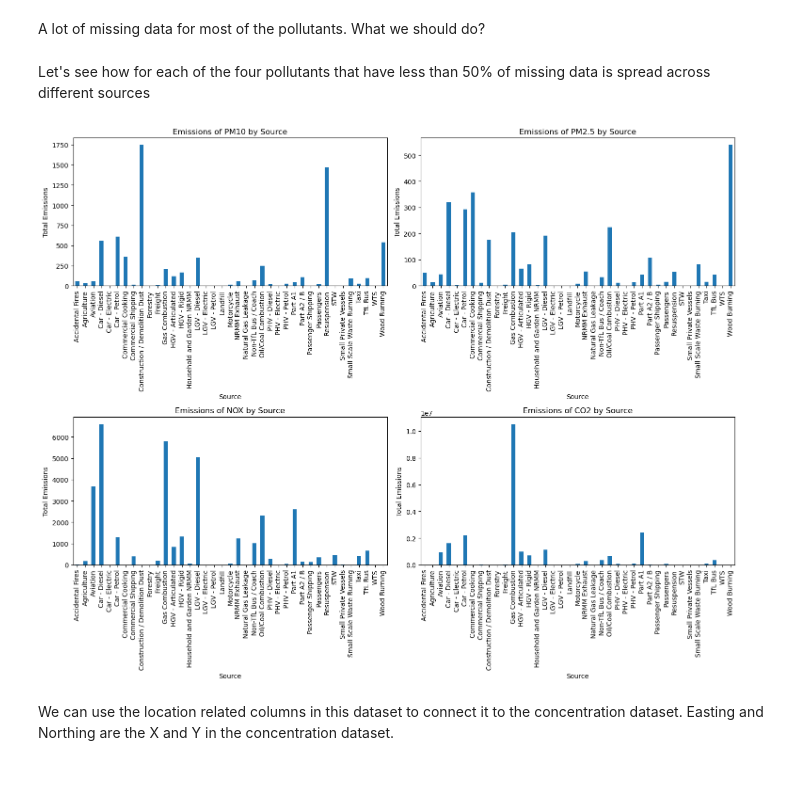
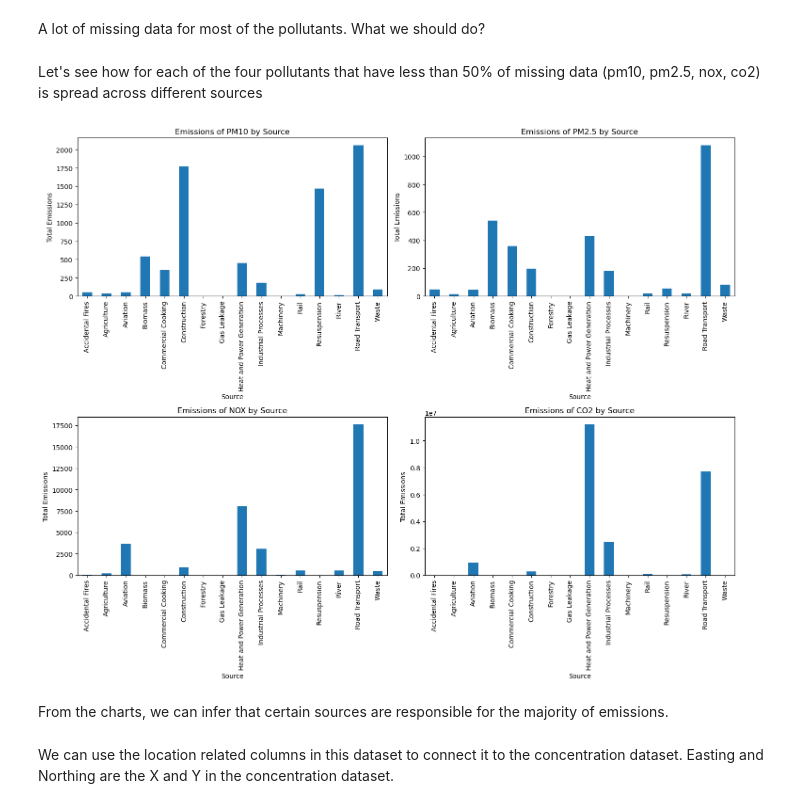
Before and after one commit to stefanopalu/MLendofmod_assignment, a Jupyter notebook: 2019LAEI.ipynb, the cells around one changed output. Drawn from its saved outputs; the diff is of its cells as text; code cells hidden in the pictures; blank space fills up the shorter version.

```diff
--- a/2019LAEI.ipynb
+++ b/2019LAEI.ipynb
@@ -70,3 +70,24 @@ Index(['Year', 'Grid ID 2019', 'LAEI 1km2 ID', 'Easting', 'Northing',
        'nh3', 'nmvoc', 'nox', 'pb', 'pcb', 'pm10', 'pm2.5', 'so2',
        'Emissions Unit'],
       dtype='object')
+# %%
+grouped_by_sector = emissions_df.groupby('Sector')[["pm10","pm2.5","nox","co2"]].sum()
+pollutants = ['pm10', 'pm2.5', 'nox', 'co2']
+
+
+fig, axes = plt.subplots(2, 2, figsize=(15, 12))
+
+for i, pollutant in enumerate(pollutants):
+    ax = axes[i // 2, i % 2]  # Determine subplot position
+    grouped_by_sector[pollutant].plot(
+        kind='pie',
+        autopct='%1.1f%%',
+        ax=ax,
+        colormap='tab20',
+        legend=False
+    )
+    ax.set_ylabel('')  # Remove y-axis label for a cleaner look
+    ax.set_title(f'Emissions of {pollutant.upper()} by Sector')
+
+plt.tight_layout()
+plt.show()
@@ -186,27 +209,29 @@ dtype: float64
 # %% [markdown]
 A lot of missing data for most of the pollutants. What we should do?
 # %% [markdown]
-Let's see how for each of the four pollutants that have less than 50% of missing data is spread across different sources
+Let's see how for each of the four pollutants that have less than 50% of missing data (pm10, pm2.5, nox, co2) is spread across different sources
 # %%
-grouped_by_source = reshaped3_df.groupby('Source')[["pm10","pm2.5","nox","co2"]].sum()
+grouped_by_source = reshaped3_df.groupby('Sector')[["pm10","pm2.5","nox","co2"]].sum()
 pollutants = ['pm10', 'pm2.5', 'nox', 'co2']
 
 
 fig, axes = plt.subplots(2, 2, figsize=(15, 12))
 
 for i, pollutant in enumerate(pollutants):
     ax = axes[i // 2, i % 2]  # Determine subplot position
     grouped_by_source[pollutant].plot(kind='bar', stacked=True, ax=ax, colormap='tab20')
     ax.set_title(f'Emissions of {pollutant.upper()} by Source')
     ax.set_xlabel('Source')
     ax.set_ylabel('Total Emissions')
     ax.set_xticklabels(grouped_by_source.index, rotation=90)
 
 
 plt.tight_layout()
 plt.show()
 # %% [output]
-[figure, old version]
+[figure, new version]
+# %% [markdown]
+From the charts, we can infer that certain sources are responsible for the majority of emissions.
 # %% [markdown]
 We can use the location related columns in this dataset to connect it to the concentration dataset. Easting and Northing are the X and Y in the concentration dataset.
 # %%
```
Also changed, not shown: parts of 22 cells of this notebook, 1 other file.
